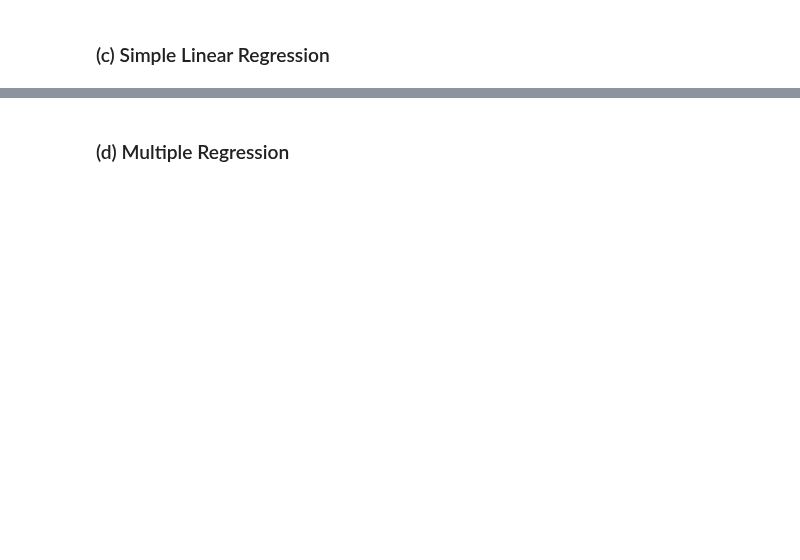
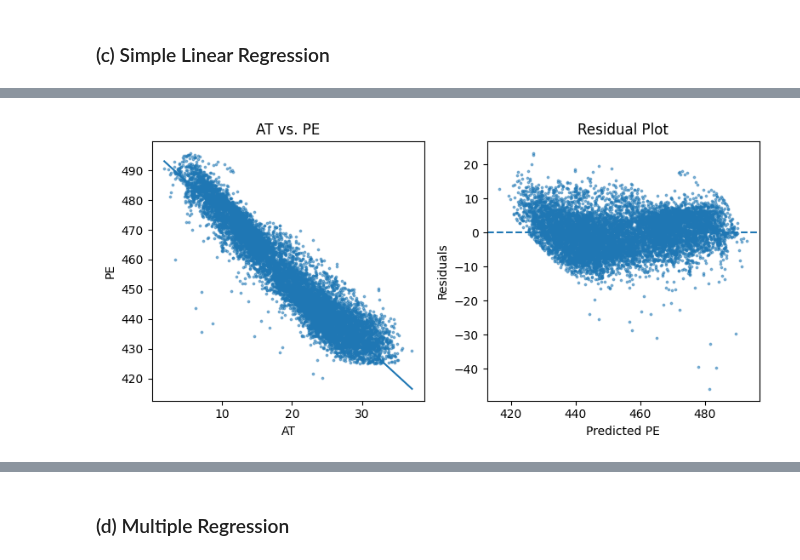
Before and after one commit to parakeet89/usc-dsci552-machine-learning, a Jupyter notebook: Homework/Homework2/notebook/Le_Casey_HW2.ipynb, the cells around one changed output, grey strips where cells are left out. Drawn from its saved outputs; the diff is of its cells as text; code cells hidden in the pictures; blank space fills up the shorter version.

```diff
--- a/Homework/Homework2/notebook/Le_Casey_HW2.ipynb
+++ b/Homework/Homework2/notebook/Le_Casey_HW2.ipynb
@@ -28,0 +108,6 @@ Get the Cycle Power Plant Data Set
+# %%
+X_AT = df[['AT']]
+y = df['PE']
+X_AT = sm.add_constant(X_AT)
+model_AT = sm.OLS(y, X_AT).fit()
+print(model_AT.summary())
@@ -28,0 +137,28 @@ Get the Cycle Power Plant Data Set
+# %%
+fig, axes = plt.subplots(1, 2, figsize=(8, 4))
+
+# Scatter plot
+axes[0].scatter(df['AT'], df['PE'], s=3, alpha=0.5)
+
+x_line = pd.DataFrame({'AT': [df['AT'].min(), df['AT'].max()]})
+x_line = sm.add_constant(x_line)
+
+axes[0].plot(x_line['AT'], model_AT.predict(x_line))
+
+axes[0].set_xlabel('AT')
+axes[0].set_ylabel('PE')
+axes[0].set_title('AT vs. PE')
+
+# Residual plot
+axes[1].scatter(model_AT.fittedvalues, model_AT.resid, s=3, alpha=0.5)
+
+axes[1].axhline(y=0, linestyle='--')
+
+axes[1].set_xlabel('Predicted PE')
+axes[1].set_ylabel('Residuals')
+axes[1].set_title('Residual Plot')
+
+plt.tight_layout()
+plt.show()
+# %% [output]
+[figure, added]
```
Also changed, not shown: parts of 69 cells of this notebook, 2 other files.
